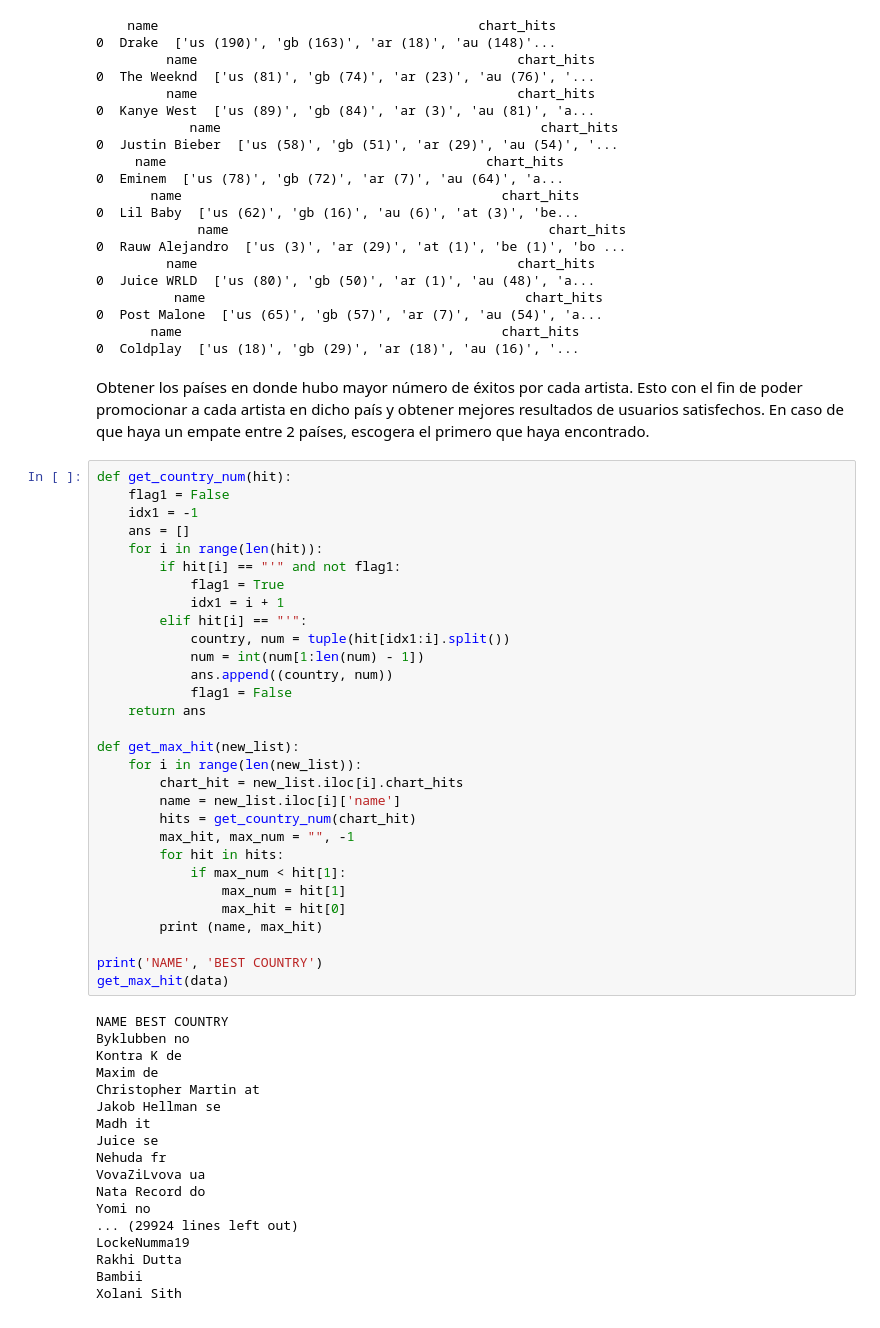
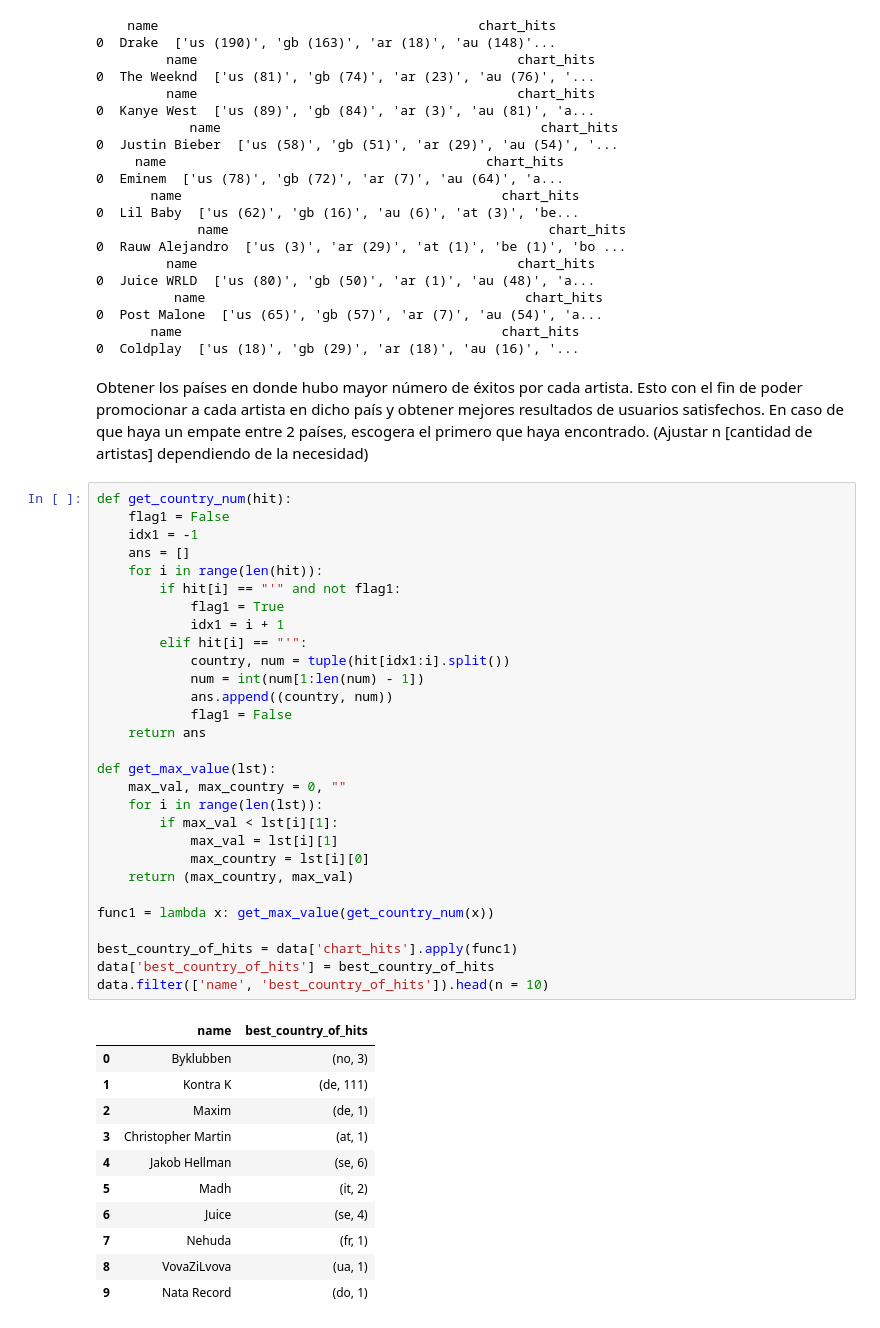
Before and after one commit to santicr/spotify_analysis, a Jupyter notebook: analisis.ipynb, the cells around one changed output. Saved outputs shown, nothing was run; the diff lists cells and outputs as text.

```diff
--- a/analisis.ipynb
+++ b/analisis.ipynb
@@ -386,52 +385,45 @@ for i in range(len(new_list)):
        name                                         chart_hits
 0  Coldplay  ['us (18)', 'gb (29)', 'ar (18)', 'au (16)', '...
 # %% [markdown]
-Obtener los países en donde hubo mayor número de éxitos por cada artista. Esto con el fin de poder promocionar a cada artista en dicho país y obtener mejores resultados de usuarios satisfechos. En caso de que haya un empate entre 2 países, escogera el primero que haya encontrado.
+Obtener los países en donde hubo mayor número de éxitos por cada artista. Esto con el fin de poder promocionar a cada artista en dicho país y obtener mejores resultados de usuarios satisfechos. En caso de que haya un empate entre 2 países, escogera el primero que haya encontrado. (Ajustar n [cantidad de artistas] dependiendo de la necesidad)
 # %%
 def get_country_num(hit):
     flag1 = False
     idx1 = -1
     ans = []
     for i in range(len(hit)):
         if hit[i] == "'" and not flag1:
             flag1 = True
             idx1 = i + 1
         elif hit[i] == "'":
             country, num = tuple(hit[idx1:i].split())
             num = int(num[1:len(num) - 1])
             ans.append((country, num))
             flag1 = False
     return ans
 
-def get_max_hit(new_list):
-    for i in range(len(new_list)):
-        chart_hit = new_list.iloc[i].chart_hits
-        name = new_list.iloc[i]['name']
-        hits = get_country_num(chart_hit)
-        max_hit, max_num = "", -1
-        for hit in hits:
-            if max_num < hit[1]:
-                max_num = hit[1]
-                max_hit = hit[0]
-        print (name, max_hit)
+def get_max_value(lst):
+    max_val, max_country = 0, ""
+    for i in range(len(lst)):
+        if max_val < lst[i][1]:
+            max_val = lst[i][1]
+            max_country = lst[i][0]
+    return (max_country, max_val)
 
-print('NAME', 'BEST COUNTRY')
-get_max_hit(data)
+func1 = lambda x: get_max_value(get_country_num(x))
+
+best_country_of_hits = data['chart_hits'].apply(func1)
+data['best_country_of_hits'] = best_country_of_hits
+data.filter(['name', 'best_country_of_hits']).head(n = 10)
 # %% [output]
-NAME BEST COUNTRY
-Byklubben no
-Kontra K de
-Maxim de
-Christopher Martin at
-Jakob Hellman se
-Madh it
-Juice se
-Nehuda fr
-VovaZiLvova ua
-Nata Record do
-Yomi no
-... (29924 lines left out)
-LockeNumma19
-Rakhi Dutta
-Bambii
-Xolani Sith
+|  | name | best_country_of_hits |
+| 0 | Byklubben | (no, 3) |
+| 1 | Kontra K | (de, 111) |
+| 2 | Maxim | (de, 1) |
+| 3 | Christopher Martin | (at, 1) |
+| 4 | Jakob Hellman | (se, 6) |
+| 5 | Madh | (it, 2) |
+| 6 | Juice | (se, 4) |
+| 7 | Nehuda | (fr, 1) |
+| 8 | VovaZiLvova | (ua, 1) |
+| 9 | Nata Record | (do, 1) |
```
Also changed, not shown: parts of 5 cells of this notebook.
